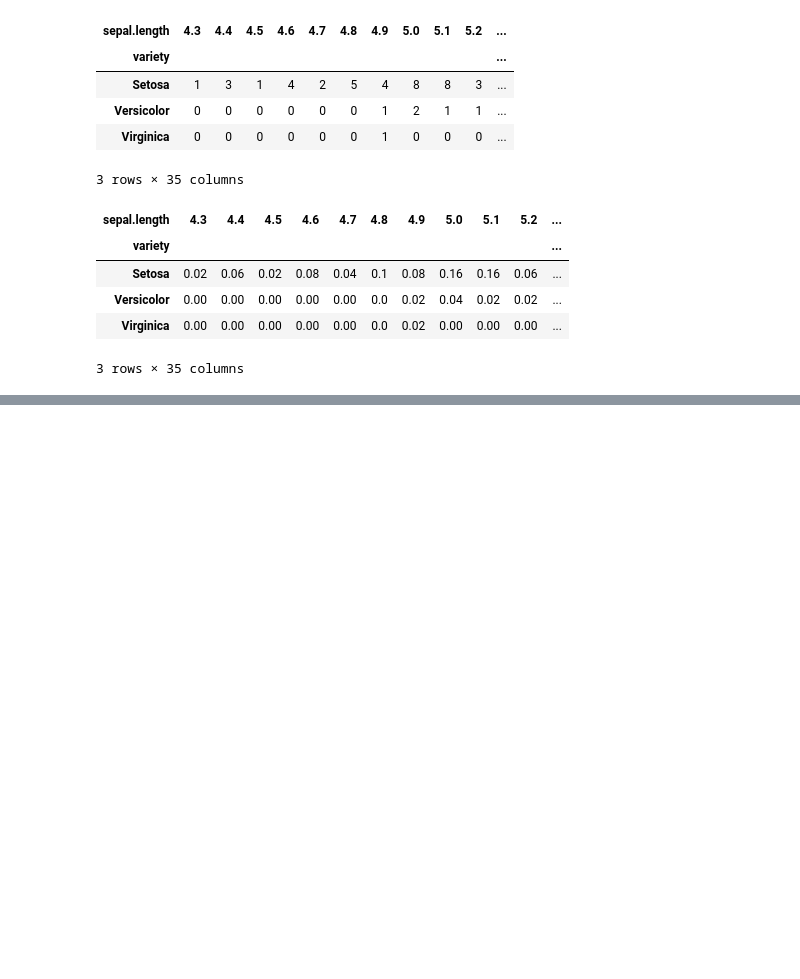
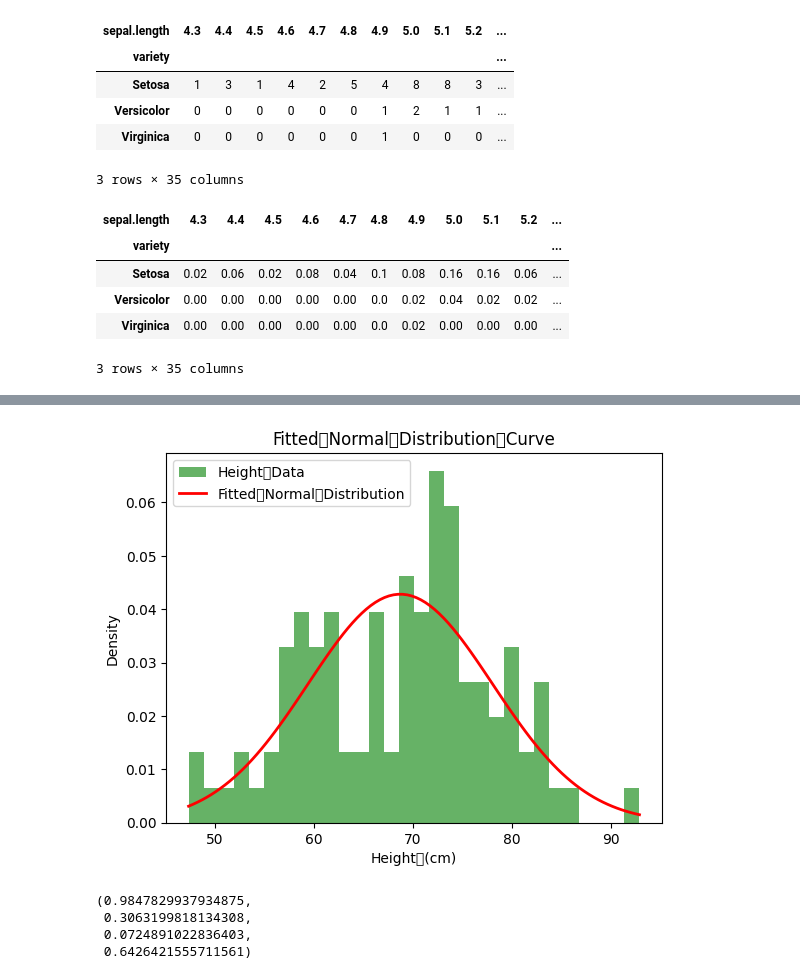
Before and after one commit to 17297781Karthik/codin-stuff, a Jupyter notebook: DSP.ipynb, the cells around one changed output, grey strips where cells are left out. Saved outputs shown, nothing was run; the diff lists cells and outputs as text; code cells hidden in the pictures; blank space fills up the shorter version.

```diff
--- a/DSP.ipynb
+++ b/DSP.ipynb
@@ -412,0 +440,18 @@ tw
+# %%
+ import	scipy.stats	as	stats
+ #	Fit	a	normal	distribution	to	the	data
+ mu_fitted,	sigma_fitted	=	stats.norm.fit(height_samples)
+ #	Generate	x	values	for	the	normal	distribution	curve
+ x	=	np.linspace(min(height_samples),	max(height_samples),	100)
+ #	Generate	the	PDF	(Probability	Density	Function)	for	the	fitted	normal	distribution
+ pdf_fitted	=	stats.norm.pdf(x,	mu_fitted,	sigma_fitted)
+ #	Plot	the	histogram	and	the	fitted	normal	distribution	curve
+ plt.hist(height_samples,	bins=30,	density=True,	alpha=0.6,	color='g',	label='Height	Data')
+ plt.plot(x,	pdf_fitted,	'r-',	label='Fitted	Normal	Distribution',	linewidth=2)
+ plt.title('Fitted	Normal	Distribution	Curve')
+ plt.xlabel('Height	(cm)')
+ plt.ylabel('Density')
+ plt.legend()
+ plt.show()
+# %% [output]
+[figure, added]
@@ -412,0 +460,9 @@ tw
+# %%
+stat,pval=shapiro(hei)
+stat1,pval1=kstest(hei,'norm',args=(mufit,sig))
+stat,pval,stat1,pval1
+# %% [output]
+(0.9847829937934875,
+ 0.3063199818134308,
+ 0.0724891022836403,
+ 0.6426421555711561)
```
Also changed, not shown: parts of 8 cells of this notebook.
